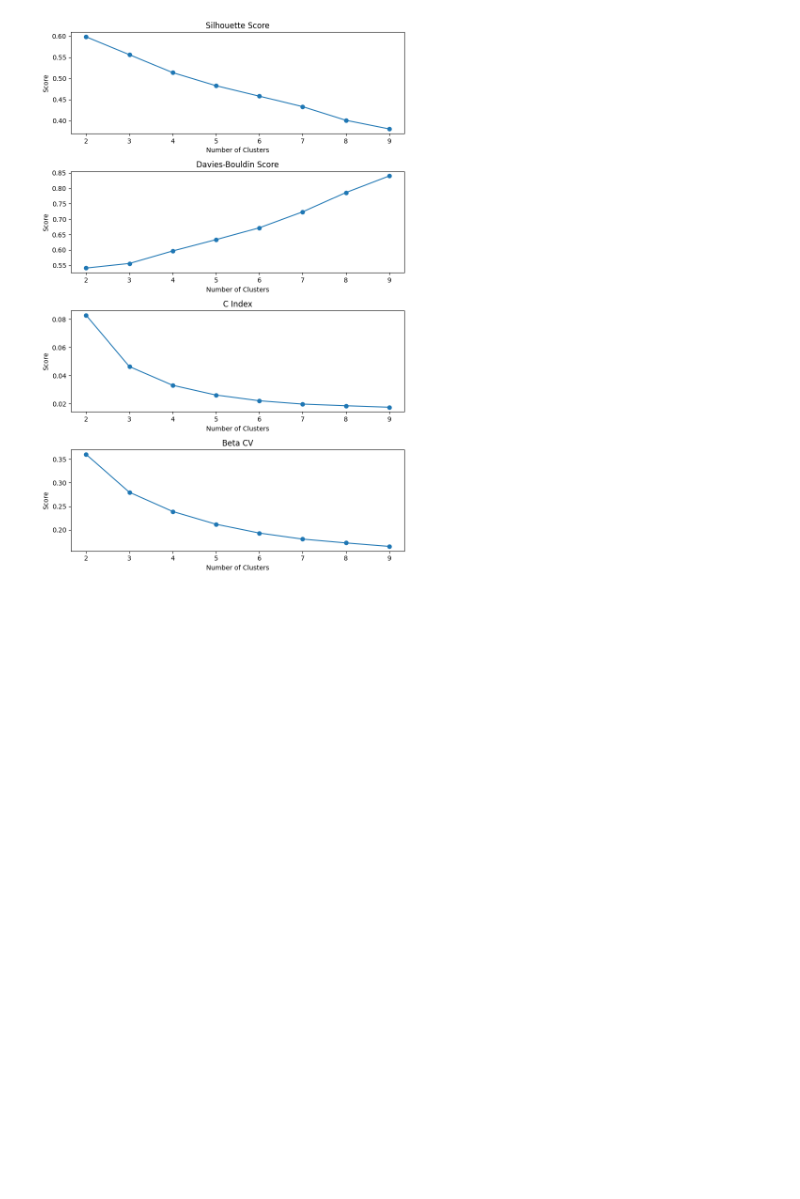
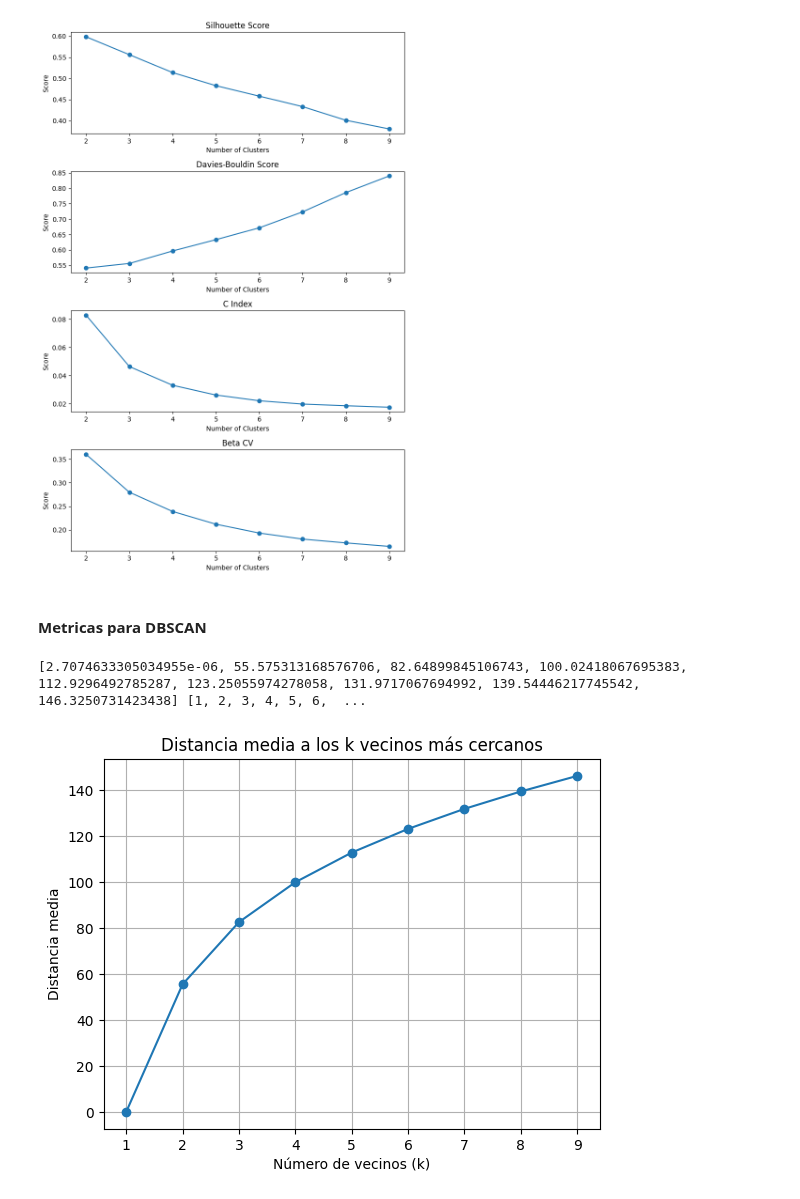
Before and after one commit to JuanDeutsch/DataSheets, a Jupyter notebook: Proyecto1/proyecto1 copy.ipynb, the cells around one changed output. Saved outputs shown, nothing was run; the diff lists cells and outputs as text; code cells hidden in the pictures; blank space fills up the shorter version.

Commit message:
Prueba de DBSCAN con Epsilon basado en calculos previos

```diff
--- a/Proyecto1/proyecto1 copy.ipynb
+++ b/Proyecto1/proyecto1 copy.ipynb
@@ -581,3 +581,41 @@ def cluster_analysis(df):
 cluster_analysis(cdf_normalized)
 # %% [output]
 [figure]
+# %% [markdown]
+#### Metricas para DBSCAN
+# %%
+from sklearn.preprocessing import StandardScaler
+import numpy as np
+import pandas as pd
+import matplotlib.pyplot as plt
+from sklearn.neighbors import NearestNeighbors
+
+
+
+# Entrenar un modelo k-NN con diferentes valores de k
+k_values = [1,2, 3, 4, 5, 6, 7, 8, 9]  # Valores de k a probar
+distances = []  # Almacenar las distancias de los k vecinos más cercanos para cada valor de k
+
+for k in k_values:
+    knn = NearestNeighbors(n_neighbors=k)
+    knn.fit(cdf_normalized)
+    # Calcular las distancias a los k vecinos más cercanos para cada punto
+    dist, _ = knn.kneighbors(cdf_normalized)
+    # Calcular la distancia media a los k vecinos más cercanos para cada punto
+    avg_distances = np.mean(dist, axis=1)
+    # Calcular la distancia media global
+    mean_avg_distance = np.mean(avg_distances)
+    distances.append(mean_avg_distance)
+
+print(distances, k_values)
+# Graficar los resultados
+plt.plot(k_values, distances, marker='o')
+plt.title('Distancia media a los k vecinos más cercanos')
+plt.xlabel('Número de vecinos (k)')
+plt.ylabel('Distancia media')
+plt.xticks(k_values)
+plt.grid(True)
+plt.show()
+# %% [output]
+[2.7074633305034955e-06, 55.575313168576706, 82.64899845106743, 100.02418067695383, 112.9296492785287, 123.25055974278058, 131.9717067694992, 139.54446217745542, 146.3250731423438] [1, 2, 3, 4, 5, 6,  ...
+[figure, added]
```
Also changed, not shown: parts of 3 cells of this notebook.
